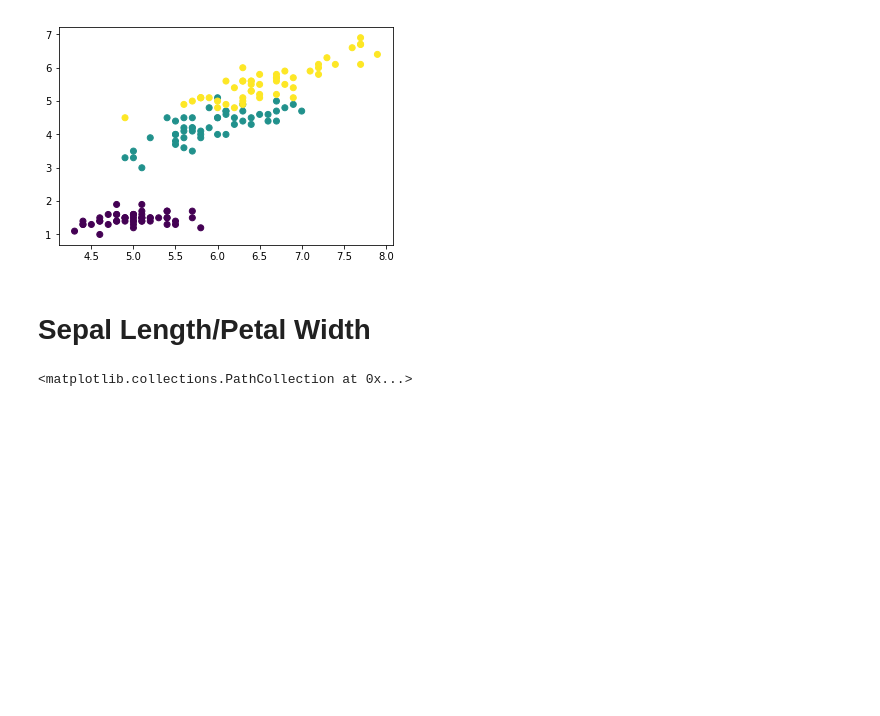
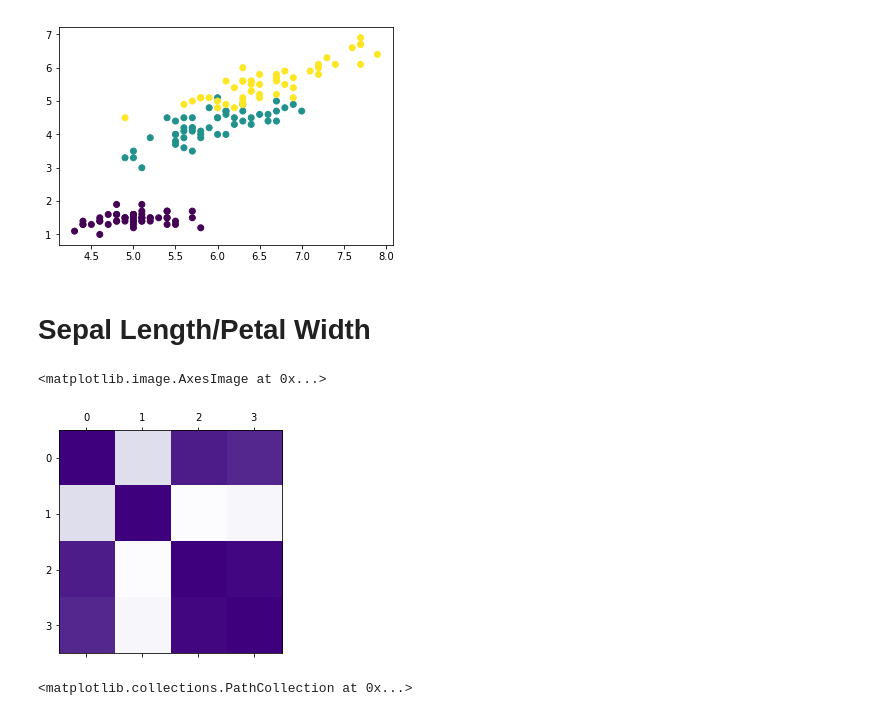
Before and after one commit to Esiee-Leboncoin/monitoring, a Jupyter notebook: notebooks/IrisExploration.ipynb, the cells around one changed output. Cells and saved outputs as stored; diff of their text form; code cells hidden in the pictures; blank space fills up the shorter version.

```diff
--- a/notebooks/IrisExploration.ipynb
+++ b/notebooks/IrisExploration.ipynb
@@ -41,6 +40,11 @@ plt.scatter(df_iris.sepal_length.tolist(),
 [figure]
 # %% [markdown]
 # Sepal Length/Petal Width
+# %%
+plt.matshow(df_iris.corr(), cmap=plt.cm.Purples)
+# %% [output]
+<matplotlib.image.AxesImage at 0x...>
+[figure, added]
 # %%
 plt.scatter(df_iris.sepal_length.tolist(),
             df_iris.petal_width.tolist(),
```
Also changed, not shown: parts of 25 cells of this notebook.
